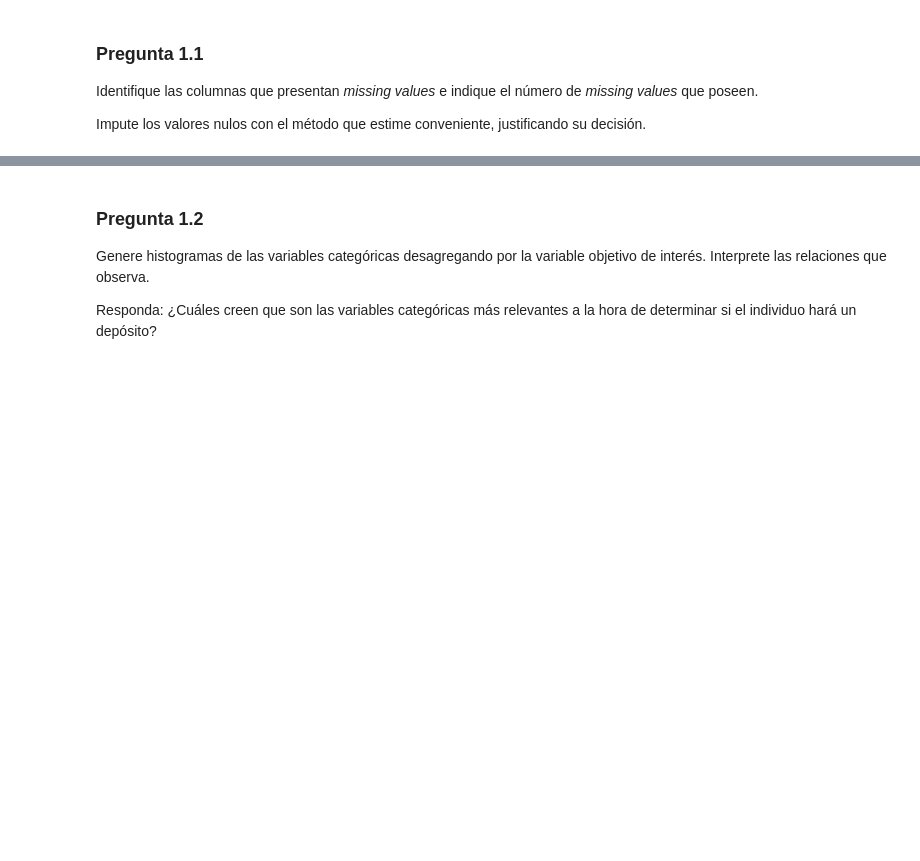
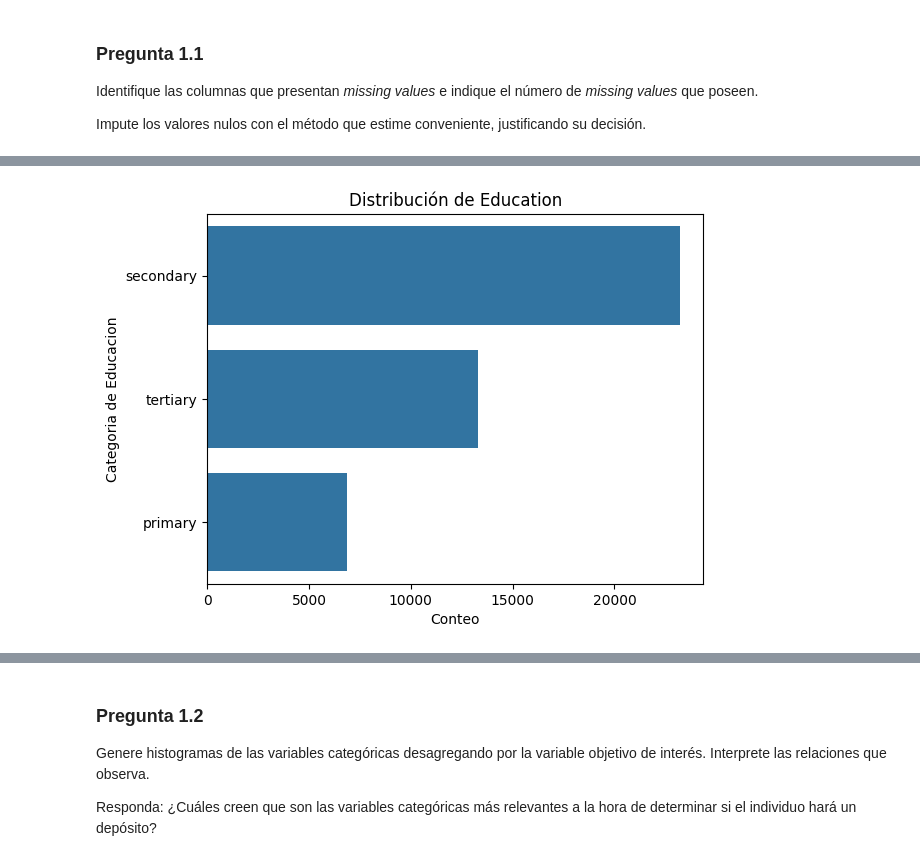
Before and after one commit to catamege/Tarea2-Mege-Lantadilla, a Jupyter notebook: Tarea2-Mege-Lantadilla.ipynb, the cells around one changed output, grey strips where cells are left out. Cells and saved outputs as stored; diff of their text form; code cells hidden in the pictures; blank space fills up the shorter version.

```diff
--- a/Tarea2-Mege-Lantadilla.ipynb
+++ b/Tarea2-Mege-Lantadilla.ipynb
@@ -241,0 +267,8 @@ dtype: int64
+# %%
+sns.countplot(data=df, y='education', order=df['education'].value_counts().index)
+plt.title('Distribución de Education')
+plt.xlabel('Conteo')
+plt.ylabel('Categoria de Educacion')
+plt.show()
+# %% [output]
+[figure, added]
```
Also changed, not shown: parts of 44 cells of this notebook.
